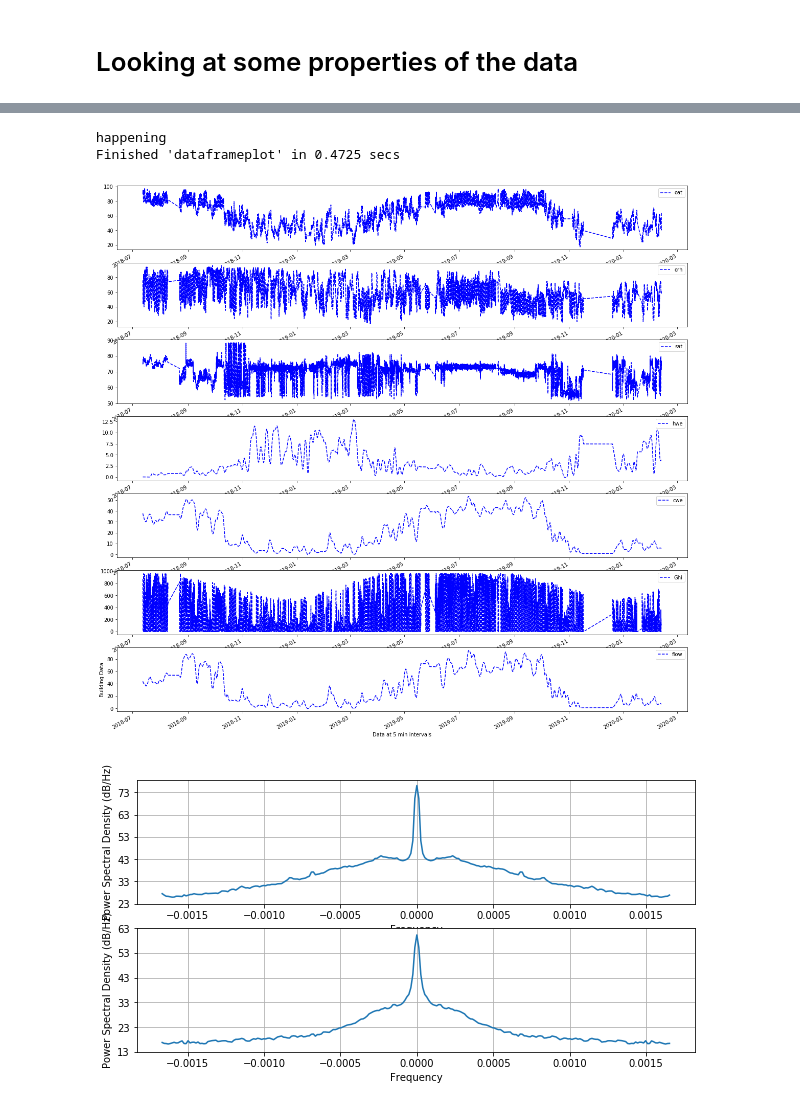
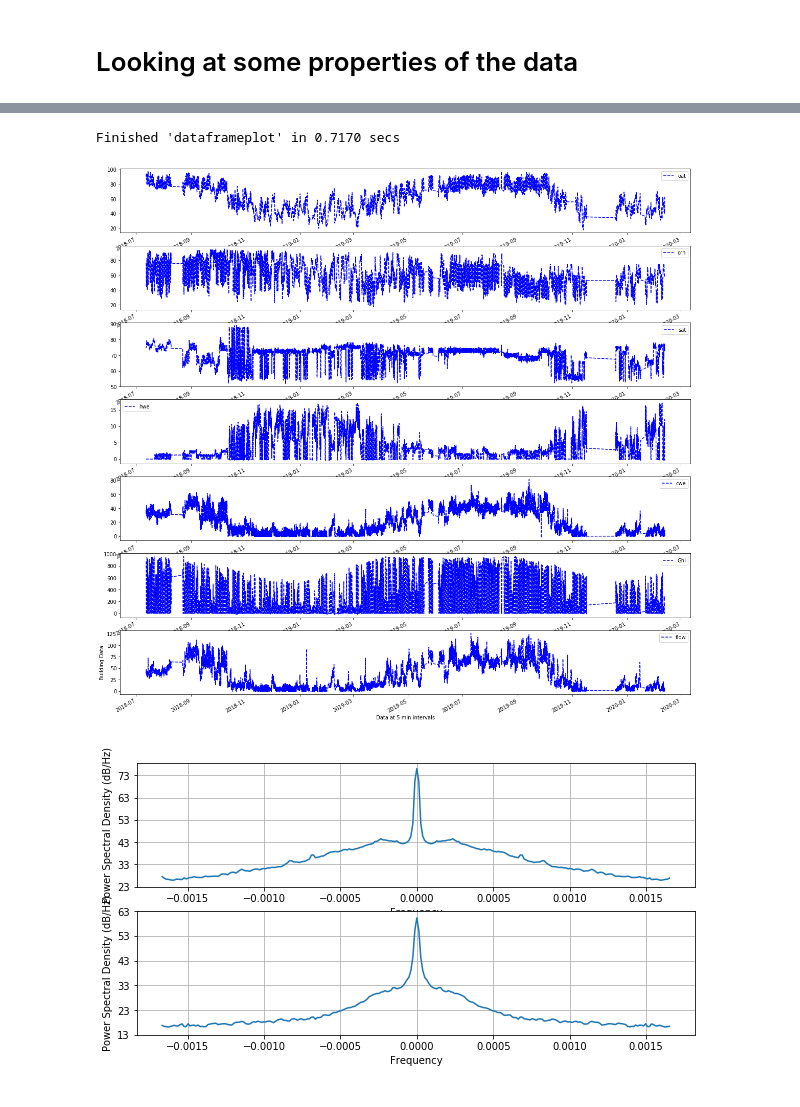
Before and after one commit to AvisekNaug/CDC2020, a Jupyter notebook: notebooks/Raw Data Processing.ipynb, the cells around one changed output, grey strips where cells are left out. Drawn from its saved outputs; the diff is of its cells as text; code cells hidden in the pictures.

```diff
--- a/notebooks/Raw Data Processing.ipynb
+++ b/notebooks/Raw Data Processing.ipynb
@@ -359,22 +359,21 @@ Finished 'dataframeplot' in 0.5030 secs
 [figure]
+# %%
+# smooth the hwe and cwe
+df_smoothed = dp.dfsmoothing(
+    df,
+    column_names=list(df.columns),
+    Wn=0.15
+)
 # %%
-# smooth the hwe and cwe
-df_smoothed = dp.dfsmoothing(
-    df,
-    column_names=['cwe', 'hwe', 'flow'],
-    Wn=0.0015
-)
-
 dp.dataframeplot(df=df_smoothed,
                  style='-',
                  xlabel='Data at 5 min intervals',
                  ylabel='Building Data',
                  legend=True,
                  lazy=False)
 # %% [output]
-happening
-Finished 'dataframeplot' in 0.4725 secs
+Finished 'dataframeplot' in 0.7170 secs
-[figure, old version]
+[figure, new version]
 # %%
 import matplotlib.pyplot as plt
 
```
Also changed, not shown: parts of 2 cells of this notebook, 3 other files.
